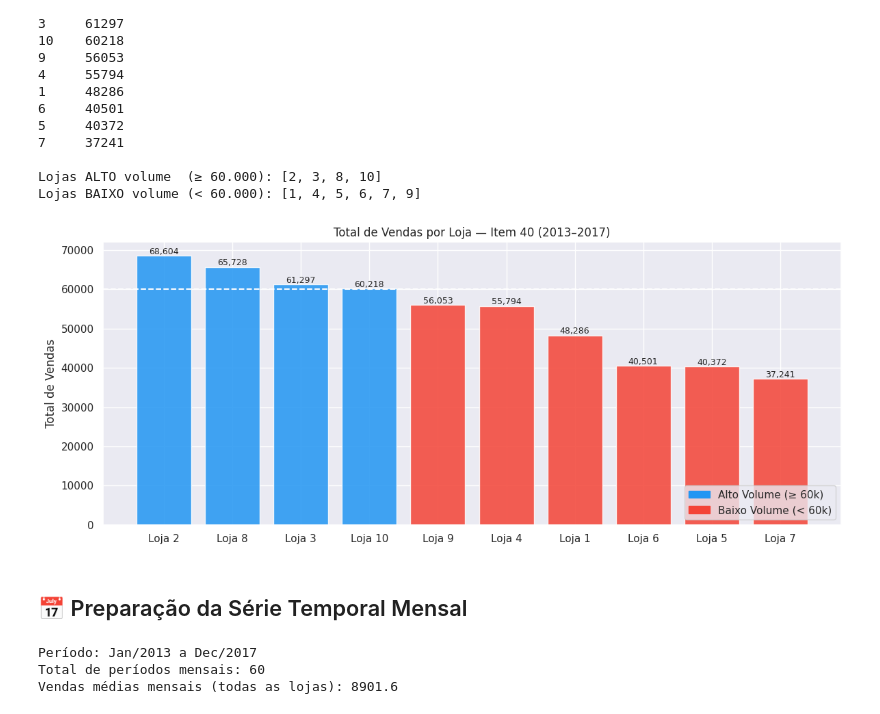
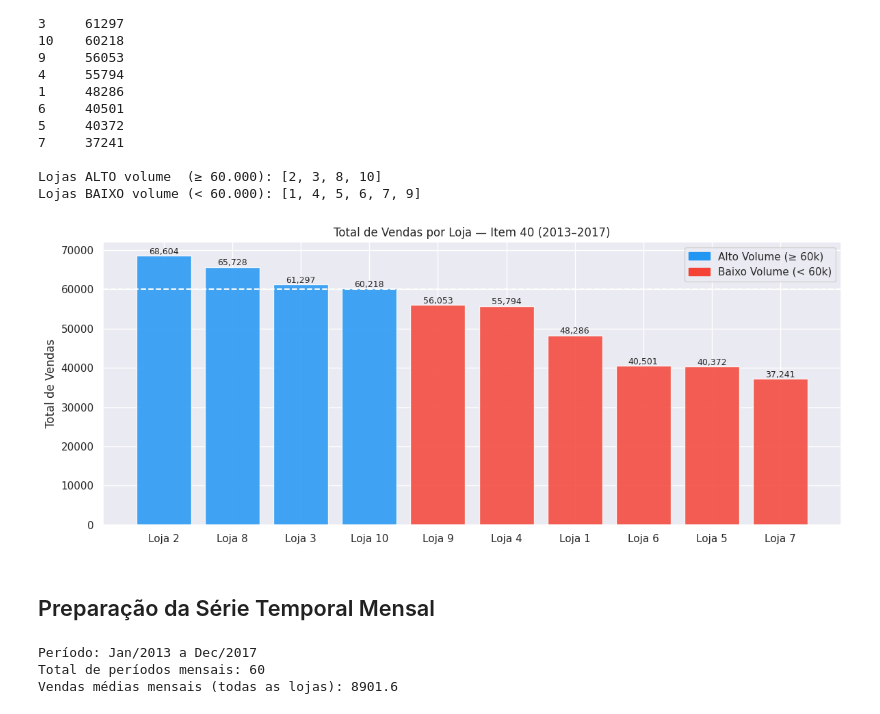
Before and after one commit to Ranilira/S-ries-Temporais-com-Redes-Neurais, a Jupyter notebook: N2_SeriesTemporais_Item40.ipynb, the cells around one changed output. Saved outputs shown, nothing was run; the diff lists cells and outputs as text; code cells hidden in the pictures.

```diff
--- a/N2_SeriesTemporais_Item40.ipynb
+++ b/N2_SeriesTemporais_Item40.ipynb
@@ -194,25 +192,25 @@ Lojas BAIXO volume (< 60.000): [1, 4, 5, 6, 7, 9]
 # %%
 # Visualização: total por loja com linha de corte
 fig, ax = plt.subplots(figsize=(12, 5))
-cores = ['#2196F3' if t >= 60000 else '#F44336' for t in totais.values]
-bars = ax.bar([f'Loja {l}' for l in totais.index], totais.values, color=cores, alpha=0.85)
-ax.axhline(60000, color='white', linestyle='--', linewidth=1.5, label='Corte: 60.000')
-for bar, val in zip(bars, totais.values):
+cores = ['#2196F3' if t >= 60000 else '#F44336' for t in totais.values] ## Azul para alto volume, vermelho para baixo volume
+bars = ax.bar([f'Loja {l}' for l in totais.index], totais.values, color=cores, alpha=0.85) ## Barras coloridas
+ax.axhline(60000, color='white', linestyle='--', linewidth=1.5, label='Corte: 60.000') ## Linha de corte
+for bar, val in zip(bars, totais.values): ## Anotações de valores
     ax.text(bar.get_x() + bar.get_width()/2, bar.get_height() + 400,
             f'{val:,}', ha='center', fontsize=9)
 from matplotlib.patches import Patch
 ax.legend(handles=[
     Patch(color='#2196F3', label='Alto Volume (≥ 60k)'),
     Patch(color='#F44336', label='Baixo Volume (< 60k)'),
-], loc='lower right')
+])
 ax.set_title('Total de Vendas por Loja — Item 40 (2013–2017)')
 ax.set_ylabel('Total de Vendas')
 plt.tight_layout()
 plt.show()
 # %% [output]
-[figure, old version]
+[figure, new version]
 # %% [markdown]
-## 📅 Preparação da Série Temporal Mensal
+## Preparação da Série Temporal Mensal
 # %%
 # Agrega vendas mensalmente por loja
 df_item['mes'] = df_item['date'].dt.to_period('M')
```
Also changed, not shown: parts of 17 cells of this notebook.
